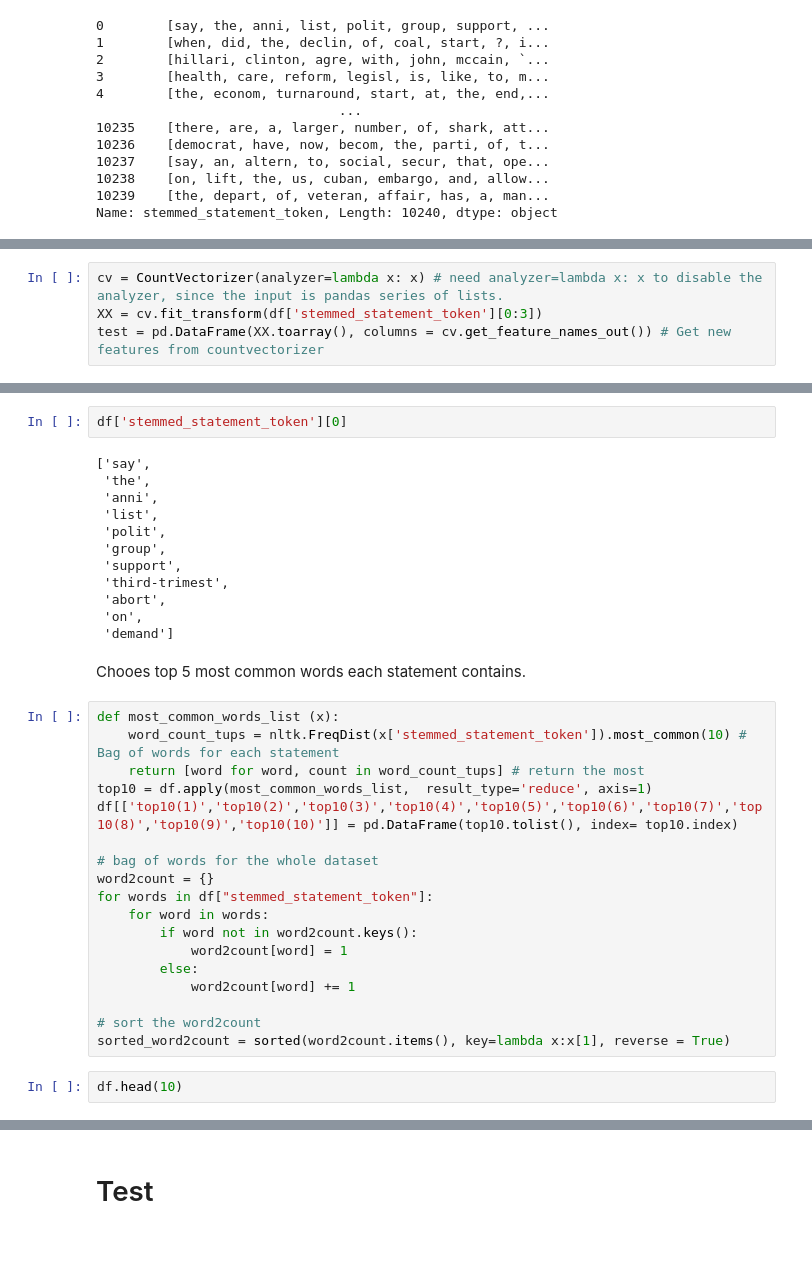
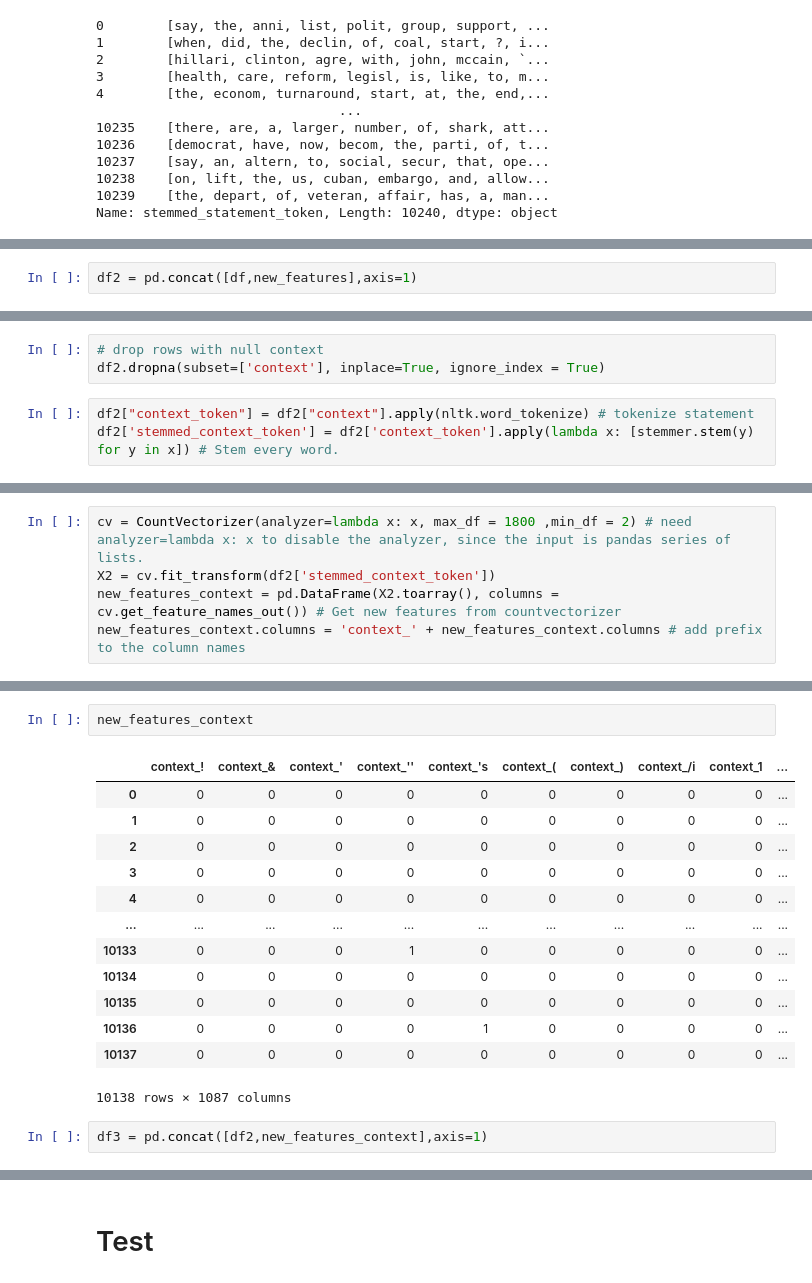
Before and after one commit to TanatPi/ESWD-Term-Project, a Jupyter notebook: true-false-news-classification-eswd-term-project.ipynb, the cells around one changed output, grey strips where cells are left out. Cells and saved outputs as stored; diff of their text form; blank space fills up the shorter version.

```diff
--- a/true-false-news-classification-eswd-term-project.ipynb
+++ b/true-false-news-classification-eswd-term-project.ipynb
@@ -104,0 +171,2 @@ new_features = pd.DataFrame(X.toarray(), columns = vectorizer.get_feature_names_
+# %%
+df2 = pd.concat([df,new_features],axis=1)
@@ -104,0 +179,6 @@ new_features = pd.DataFrame(X.toarray(), columns = vectorizer.get_feature_names_
+# %%
+# drop rows with null context
+df2.dropna(subset=['context'], inplace=True, ignore_index = True)
+# %%
+df2["context_token"] = df2["context"].apply(nltk.word_tokenize) # tokenize statement
+df2['stemmed_context_token'] = df2['context_token'].apply(lambda x: [stemmer.stem(y) for y in x]) # Stem every word.
@@ -105,4 +198,5 @@ new_features = pd.DataFrame(X.toarray(), columns = vectorizer.get_feature_names_
 # %%
-cv = CountVectorizer(analyzer=lambda x: x) # need analyzer=lambda x: x to disable the analyzer, since the input is pandas series of lists.
-XX = cv.fit_transform(df['stemmed_statement_token'][0:3])
-test = pd.DataFrame(XX.toarray(), columns = cv.get_feature_names_out()) # Get new features from countvectorizer
+cv = CountVectorizer(analyzer=lambda x: x, max_df = 1800 ,min_df = 2) # need analyzer=lambda x: x to disable the analyzer, since the input is pandas series of lists.
+X2 = cv.fit_transform(df2['stemmed_context_token'])
+new_features_context = pd.DataFrame(X2.toarray(), columns = cv.get_feature_names_out()) # Get new features from countvectorizer
+new_features_context.columns = 'context_' + new_features_context.columns # add prefix to the column names
@@ -117,36 +203,18 @@ test
-# %%
-df['stemmed_statement_token'][0]
-# %% [output]
-['say',
- 'the',
- 'anni',
- 'list',
- 'polit',
- 'group',
- 'support',
- 'third-trimest',
- 'abort',
- 'on',
- 'demand']
-# %% [markdown]
-Chooes top 5 most common words each statement contains.
-# %%
-def most_common_words_list (x):
-    word_count_tups = nltk.FreqDist(x['stemmed_statement_token']).most_common(10) # Bag of words for each statement
-    return [word for word, count in word_count_tups] # return the most
-top10 = df.apply(most_common_words_list,  result_type='reduce', axis=1)
-df[['top10(1)','top10(2)','top10(3)','top10(4)','top10(5)','top10(6)','top10(7)','top10(8)','top10(9)','top10(10)']] = pd.DataFrame(top10.tolist(), index= top10.index)
-
-# bag of words for the whole dataset
-word2count = {}
-for words in df["stemmed_statement_token"]:
-    for word in words:
-        if word not in word2count.keys():
-            word2count[word] = 1
-        else:
-            word2count[word] += 1
-
-# sort the word2count
-sorted_word2count = sorted(word2count.items(), key=lambda x:x[1], reverse = True)
-# %%
-df.head(10)
+# %%
+new_features_context
+# %% [output]
+|  | context_! | context_& | context_' | context_'' | context_'s | context_( | context_) | context_/i | context_1 | ... |
+| 0 | 0 | 0 | 0 | 0 | 0 | 0 | 0 | 0 | 0 | ... |
+| 1 | 0 | 0 | 0 | 0 | 0 | 0 | 0 | 0 | 0 | ... |
+| 2 | 0 | 0 | 0 | 0 | 0 | 0 | 0 | 0 | 0 | ... |
+| 3 | 0 | 0 | 0 | 0 | 0 | 0 | 0 | 0 | 0 | ... |
+| 4 | 0 | 0 | 0 | 0 | 0 | 0 | 0 | 0 | 0 | ... |
+| ... | ... | ... | ... | ... | ... | ... | ... | ... | ... | ... |
+| 10133 | 0 | 0 | 0 | 1 | 0 | 0 | 0 | 0 | 0 | ... |
+| 10134 | 0 | 0 | 0 | 0 | 0 | 0 | 0 | 0 | 0 | ... |
+| 10135 | 0 | 0 | 0 | 0 | 0 | 0 | 0 | 0 | 0 | ... |
+| 10136 | 0 | 0 | 0 | 0 | 1 | 0 | 0 | 0 | 0 | ... |
+| 10137 | 0 | 0 | 0 | 0 | 0 | 0 | 0 | 0 | 0 | ... |
+10138 rows × 1087 columns
+# %%
+df3 = pd.concat([df2,new_features_context],axis=1)
```
Also changed, not shown: parts of 24 cells of this notebook.
